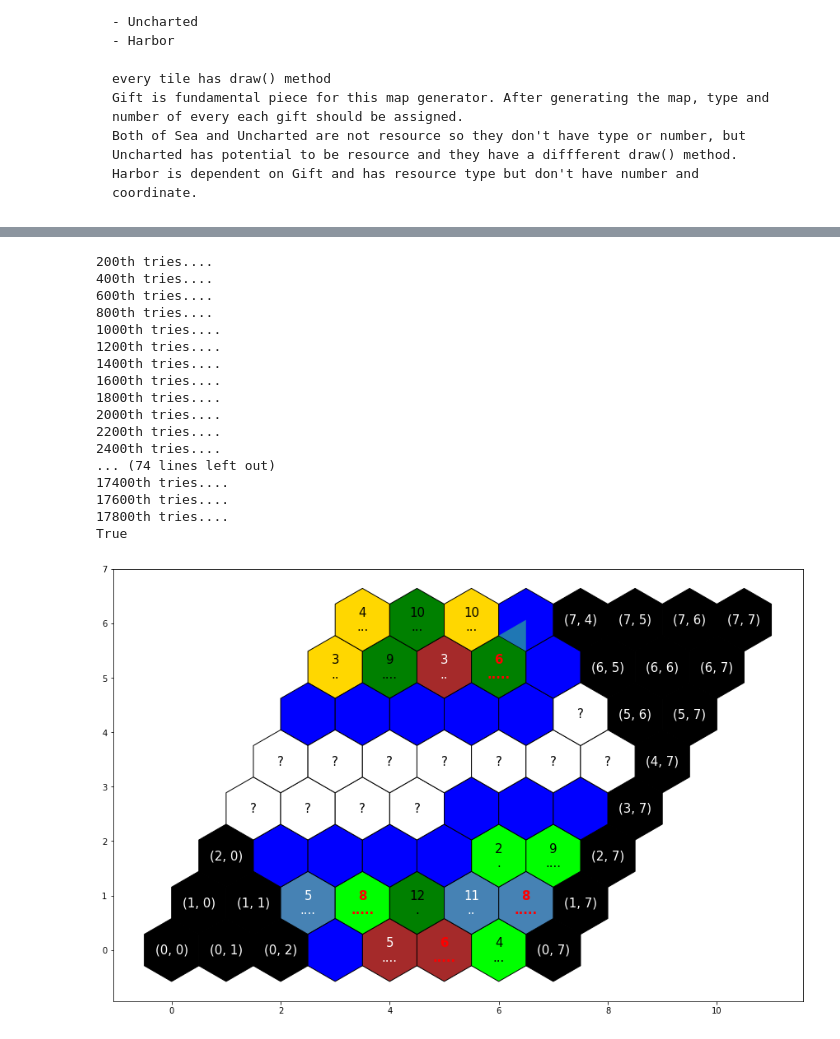
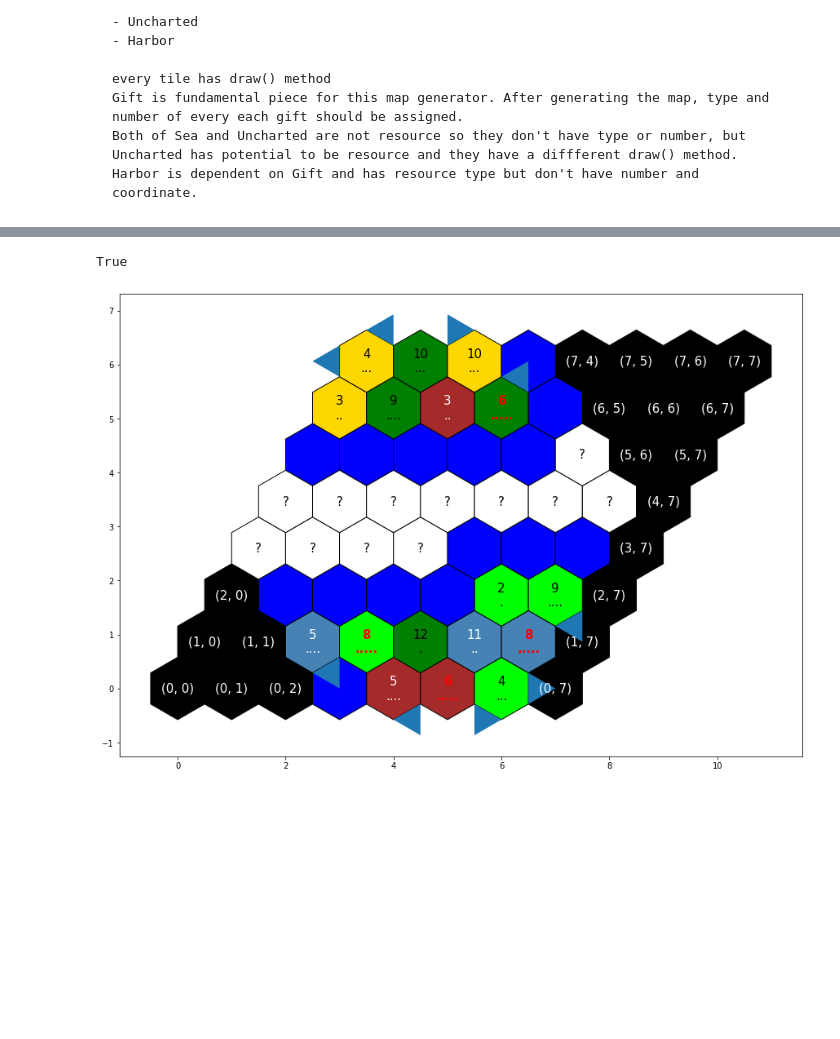
Before and after one commit to EthanHistory/CatanMapGenerator, a Jupyter notebook: map_generator.ipynb, the cells around one changed output, grey strips where cells are left out. Saved outputs shown, nothing was run; the diff lists cells and outputs as text; code cells hidden in the pictures; blank space fills up the shorter version.

```diff
--- a/map_generator.ipynb
+++ b/map_generator.ipynb
@@ -114,9 +114,10 @@ class Uncharted(Gift):
         obj.draw_uncharted(self)
 
 class Harbor(CatanObject):
-    def __init__(self, resource: Resource, edge=-1):
+    def __init__(self, resource: Resource, edge=-1, resource_type=ResourceType.Default):
         super().__init__(CatanObjectType.Harbor)
         self.resource = resource
+        self.resource_type = resource_type
         self.edge = edge
 
     def draw(self, obj: DrawVistor):
@@ -163,7 +164,6 @@ class CatanDrawingObject(DrawVistor):
         self.radius = radius
 
     def __transform(self, row: int, col: int):
-        assert(row >= 0 and col >= 0)
 
         x = (2 * col + row) * self.radius * math.cos(math.radians(30))
         y = row * 3 / 2 * self.radius
@@ -236,7 +236,7 @@ class CatanDrawingObject(DrawVistor):
             (row+1, col-1)
         ]
 
-        triangle = Polygon(vertices[obj.edge:obj.edge+2] + [self.__transform(*vertex[obj.edge])])
+        triangle = Polygon([vertices[obj.edge], vertices[(obj.edge+1)%6], self.__transform(*vertex[obj.edge])])
         self.ax.add_patch(triangle)
 # %%
 from collections import Counter
@@ -316,7 +316,8 @@ class FogIsland(Board):
         ]
 
         harbor_locations = [
-            (6, 3, 0)
+            (6, 3, 0), (7, 2, 5), (7, 0, 0), (7, 0, 4),
+            (2, 6, 2), (0, 6, 1), (0, 6, 3), (0, 4, 2), (1, 2, 2)
         ]
 
         for row, col in resource_coords:
@@ -332,6 +333,7 @@ class FogIsland(Board):
             del self.default[(row,col)]
 
         for row, col, edge in harbor_locations:
+            print(row, col, edge)
             self.harbors[(row,col,edge)] = Harbor(self.resources[(row,col)], edge)
 
 
@@ -390,8 +392,8 @@ class FogIsland(Board):
             else:
                 i += 1
 
-                if i % 200 == 0:
-                    print(f'{i}th tries....')
+                # if i % 200 == 0:
+                    # print(f'{i}th tries....')
 
         return False
 # %%
@@ -442,24 +453,8 @@ number_dist = {
     12 : 1
 }
 # %%
-print(catan.generate(resources, number_dist))
+catan.generate(resources, number_dist)
 catan.draw()
 # %% [output]
-200th tries....
-400th tries....
-600th tries....
-800th tries....
-1000th tries....
-1200th tries....
-1400th tries....
-1600th tries....
-1800th tries....
-2000th tries....
-2200th tries....
-2400th tries....
-... (74 lines left out)
-17400th tries....
-17600th tries....
-17800th tries....
 True
-[figure, old version]
+[figure, new version]
```
Also changed, not shown: parts of 1 cell of this notebook.
